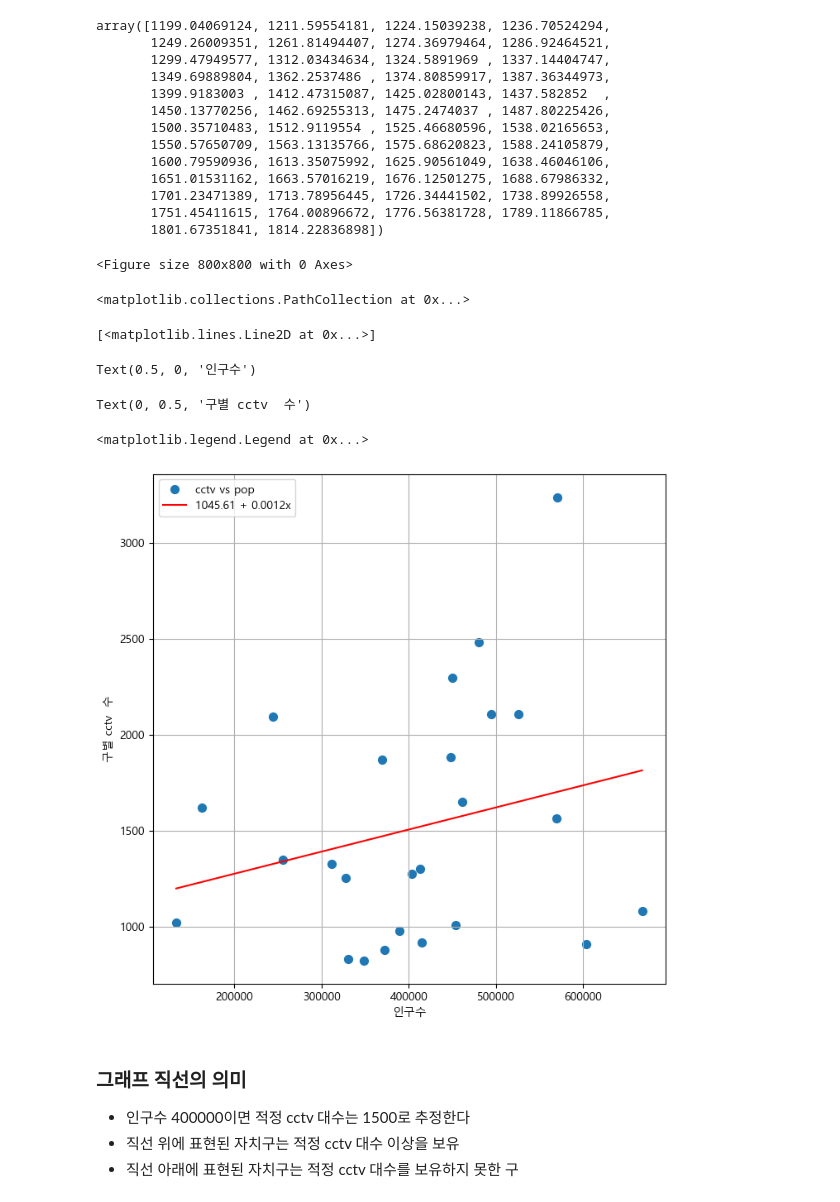
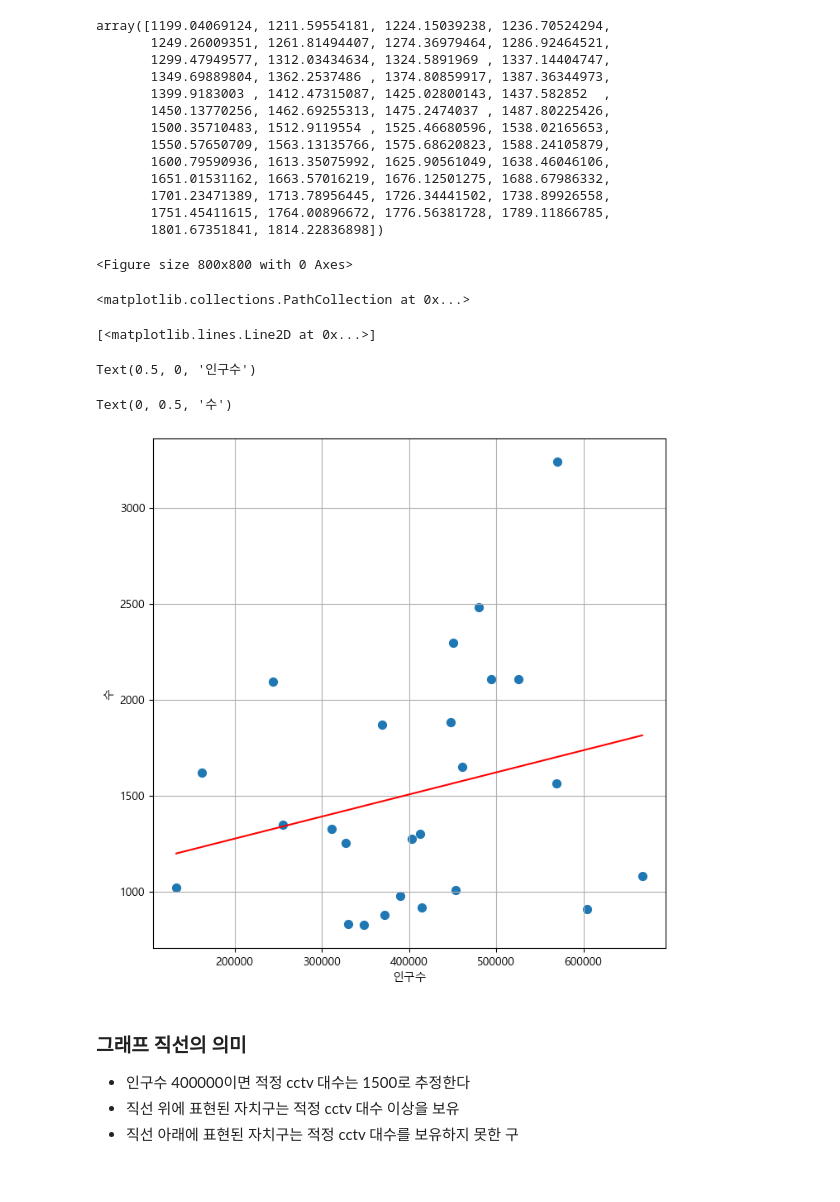
Before and after one commit to ahnyoungjoon00/a_data_engineer, a Jupyter notebook: j_dsde/DS/수업용0207/시각화분석응용예제/응용예제2_1 cctv와 인구분석2.ipynb, the cells around one changed output. Cells and saved outputs as stored; diff of their text form; code cells hidden in the pictures.

```diff
--- a/j_dsde/DS/수업용0207/시각화분석응용예제/응용예제2_1 cctv와 인구분석2.ipynb
+++ b/j_dsde/DS/수업용0207/시각화분석응용예제/응용예제2_1 cctv와 인구분석2.ipynb
@@ -70,12 +79,16 @@ Text(0, 0.5, '구별 cctv  수')
     - 방정식 생성 함수
         - np.poly1d([기울기, 절편])
 # %%
+poly_fit = np.polyfit(cctv_res.인구수,cctv_res.소계, 1)
+poly_fit
 # %% [output]
 array([1.15151285e-03, 1.04561312e+03])
 # %% [markdown]
 - 적정cctv수 = 0.00115151285X인구수 + 1045.61312
 # %%
 # 1차 직선 방정식을 생성
+poly_1d = np.poly1d(poly_fit)
+poly_1d
 # %% [output]
 poly1d([1.15151285e-03, 1.04561312e+03])
 # %%
@@ -91,6 +105,8 @@ cctv_res.head(1)
 - 직선 data 생성
 # %%
 # 임의의 인구수  50개 생성
+xs = np.linspace(cctv_res.인구수.min(), cctv_res.인구수.max())
+xs
 # %% [output]
 array([133240.        , 144142.91836735, 155045.83673469, 165948.75510204,
        176851.67346939, 187754.59183673, 198657.51020408, 209560.42857143,
@@ -108,6 +124,8 @@ array([133240.        , 144142.91836735, 155045.83673469, 165948.75510204,
 # %%
 # 1차 방정식을 이용하여
 # xs(임의의 인구수)에 대응하는 ys(적정 cctv 대수) 계산
+ys = poly_1d(xs)
+ys
 # %% [output]
 array([1199.04069124, 1211.59554181, 1224.15039238, 1236.70524294,
        1249.26009351, 1261.81494407, 1274.36979464, 1286.92464521,
@@ -125,14 +143,19 @@ array([1199.04069124, 1211.59554181, 1224.15039238, 1236.70524294,
 # %%
 # 직선을 포함한 그래프 생성
 plt.figure(figsize=(8,8))
+plt.scatter(cctv_res["인구수"], cctv_res["소계"],s=50, label="cctv vs pop")
+plt.plot(xs, ys, color="red", label = f'{poly_fit[1]:.2f} + {poly_fit[0]:.4f}x')
+plt.xlabel("인구수")
+plt.ylabel("수")
+plt.grid()
+plt.show()
 # %% [output]
 <Figure size 800x800 with 0 Axes>
 <matplotlib.collections.PathCollection at 0x...>
 [<matplotlib.lines.Line2D at 0x...>]
 Text(0.5, 0, '인구수')
-Text(0, 0.5, '구별 cctv  수')
+Text(0, 0.5, '수')
-<matplotlib.legend.Legend at 0x...>
-[figure, old version]
+[figure, new version]
 # %% [markdown]
 ### 그래프 직선의 의미
 - 인구수 400000이면 적정 cctv 대수는 1500로 추정한다
```
Also changed, not shown: parts of 13 cells of this notebook.
